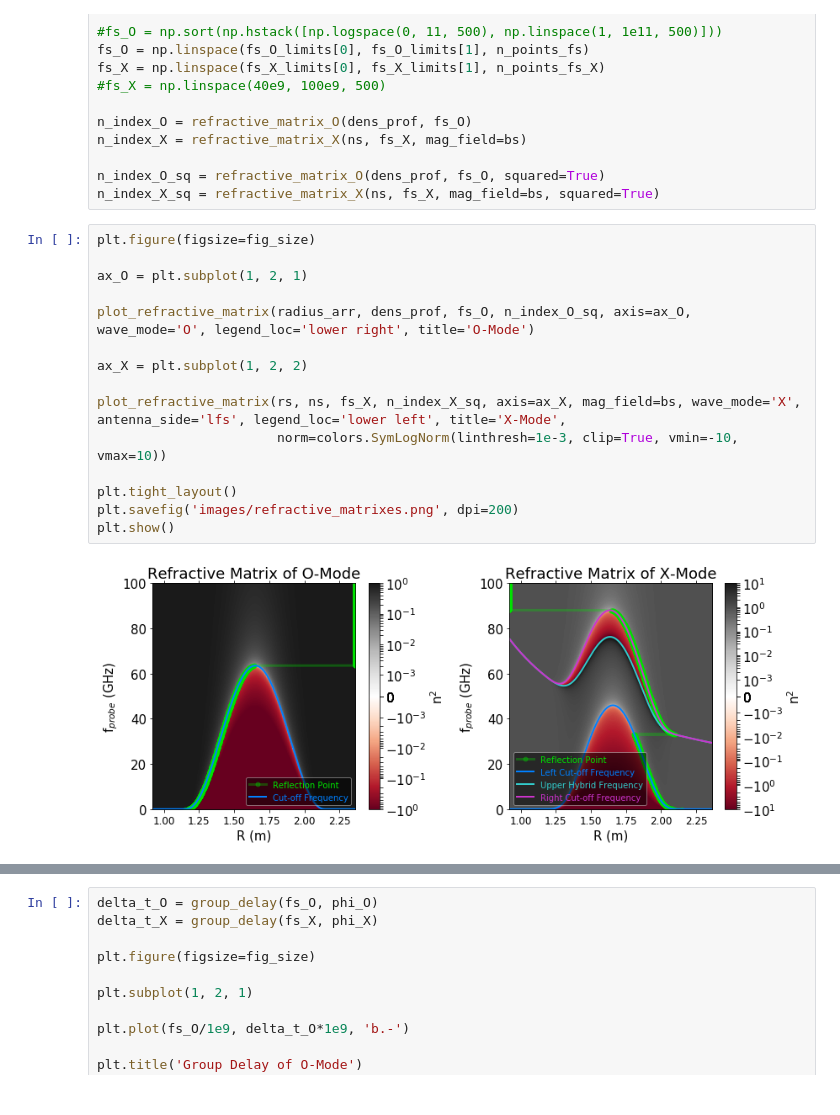
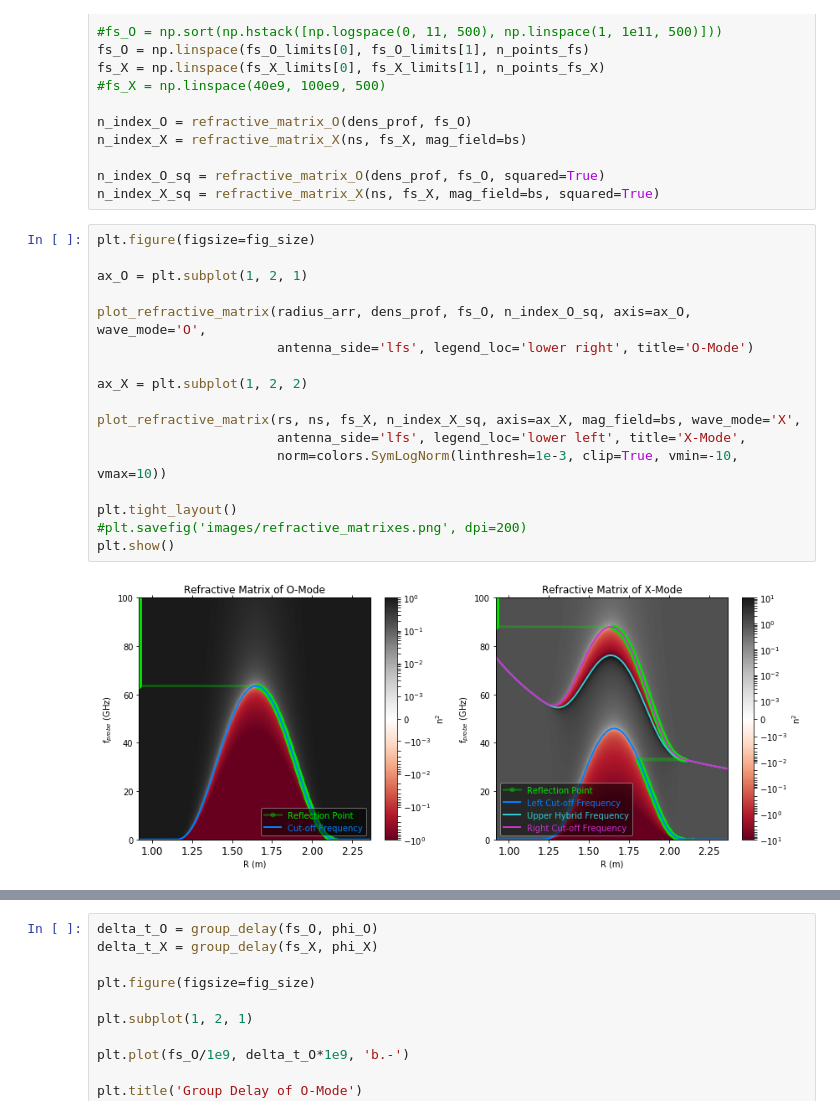
Before and after one commit to OpenReflectometry/scikit-reflectometry, a Jupyter notebook: notebooks/algorithm_step_by_step.ipynb, the cells around one changed output, grey strips where cells are left out. Cells and saved outputs as stored; diff of their text form.

```diff
--- a/notebooks/algorithm_step_by_step.ipynb
+++ b/notebooks/algorithm_step_by_step.ipynb
@@ -104,20 +104,22 @@ n_index_X_sq = refractive_matrix_X(ns, fs_X, mag_field=bs, squared=True)
 # %%
 plt.figure(figsize=fig_size)
 
 ax_O = plt.subplot(1, 2, 1)
 
-plot_refractive_matrix(radius_arr, dens_prof, fs_O, n_index_O_sq, axis=ax_O, wave_mode='O', legend_loc='lower right', title='O-Mode')
+plot_refractive_matrix(radius_arr, dens_prof, fs_O, n_index_O_sq, axis=ax_O, wave_mode='O',
+                       antenna_side='lfs', legend_loc='lower right', title='O-Mode')
 
 ax_X = plt.subplot(1, 2, 2)
 
-plot_refractive_matrix(rs, ns, fs_X, n_index_X_sq, axis=ax_X, mag_field=bs, wave_mode='X', antenna_side='lfs', legend_loc='lower left', title='X-Mode',
+plot_refractive_matrix(rs, ns, fs_X, n_index_X_sq, axis=ax_X, mag_field=bs, wave_mode='X',
+                       antenna_side='lfs', legend_loc='lower left', title='X-Mode',
                        norm=colors.SymLogNorm(linthresh=1e-3, clip=True, vmin=-10, vmax=10))
 
 plt.tight_layout()
-plt.savefig('images/refractive_matrixes.png', dpi=200)
+#plt.savefig('images/refractive_matrixes.png', dpi=200)
 plt.show()
 # %% [output]
-[figure, old version]
+[figure, new version]
 # %%
 phi_O = phase_delay(fs_O, radius_arr, n_index_O, reflect_at_wall=True)
 phi_X = phase_delay(fs_X, rs, n_index_X, refract_epsilon=1e-6, antenna_side='lfs')
```
Also changed, not shown: parts of 2 cells of this notebook, 9 other files.
